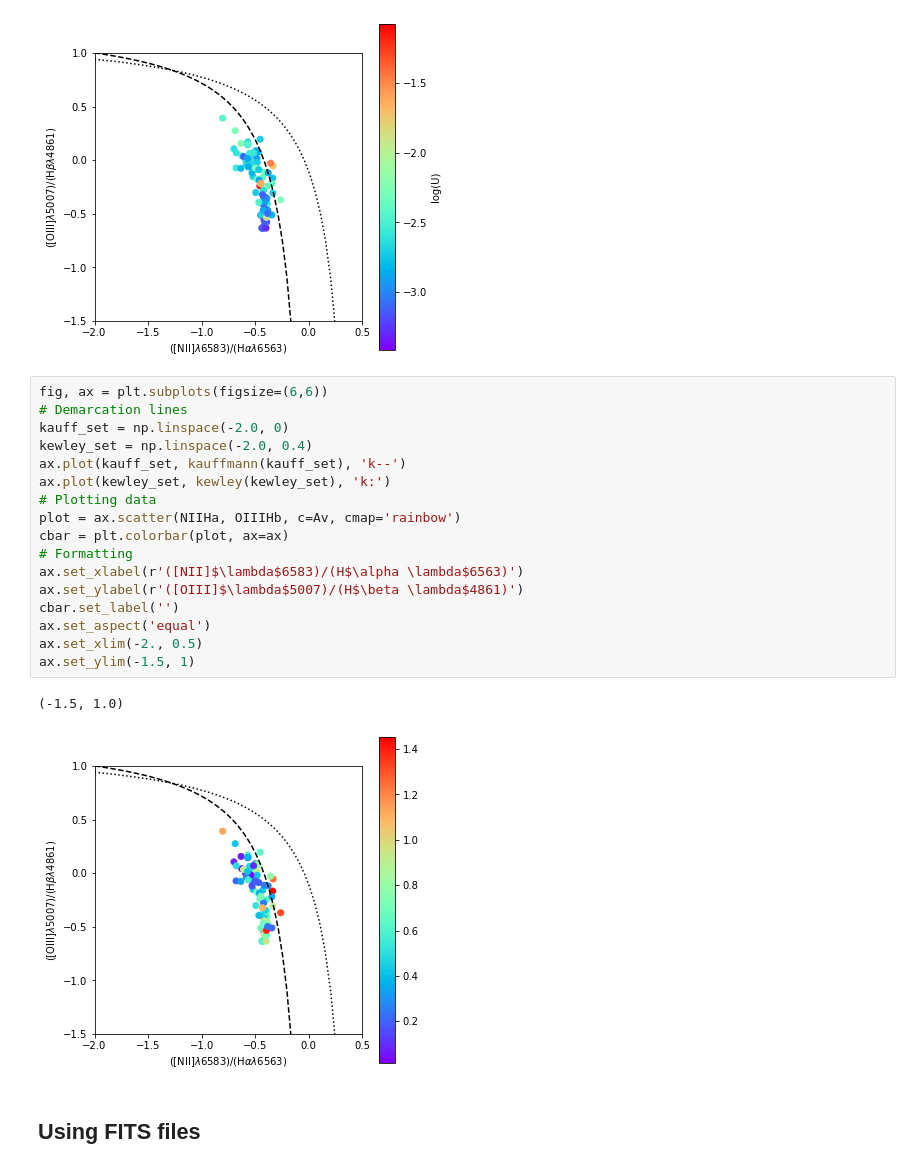
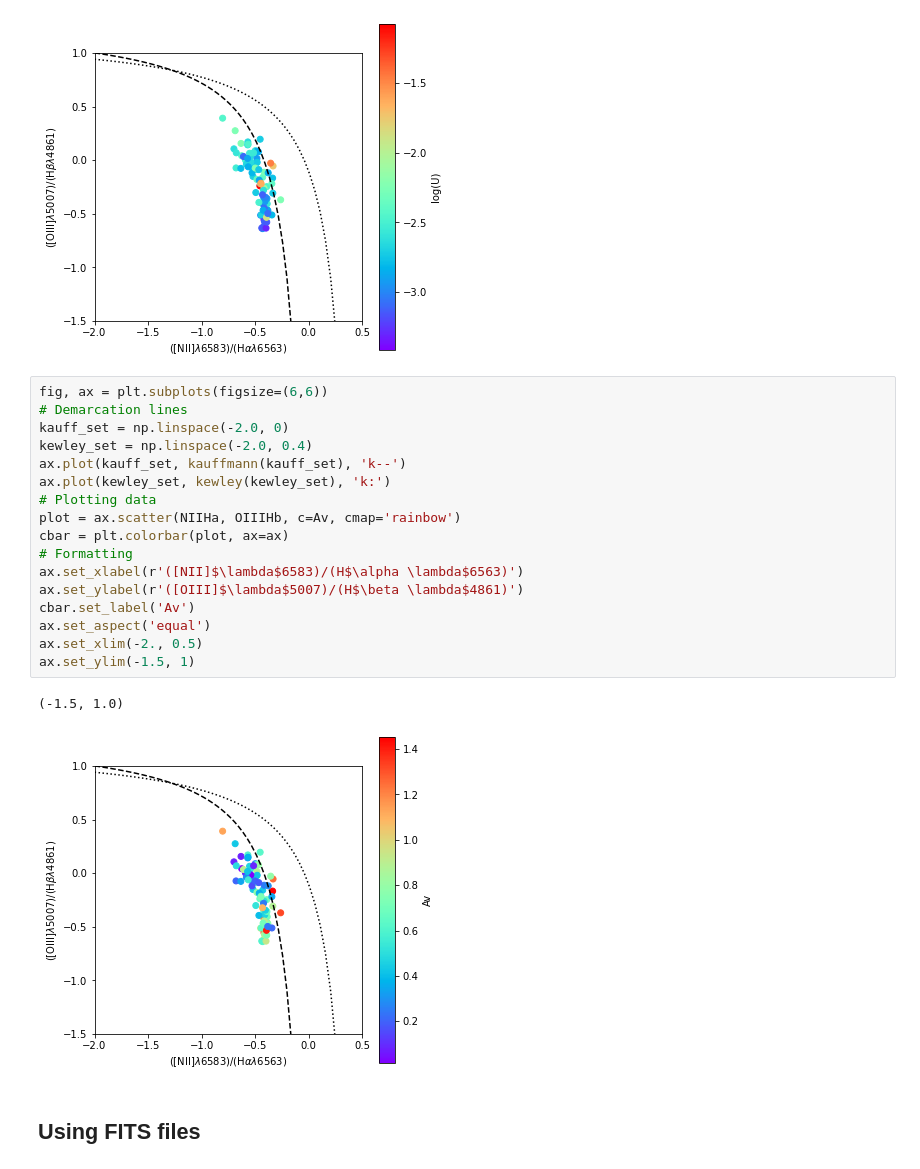
Before and after one commit to cespinosa/HII_regions_catalog, a Jupyter notebook: notebooks/Example.ipynb, the cells around one changed output. Cells and saved outputs as stored; diff of their text form.

```diff
--- a/notebooks/Example.ipynb
+++ b/notebooks/Example.ipynb
@@ -140,23 +140,23 @@ ax.set_ylim(-1.5, 1)
 # %%
 fig, ax = plt.subplots(figsize=(6,6))
 # Demarcation lines
 kauff_set = np.linspace(-2.0, 0)
 kewley_set = np.linspace(-2.0, 0.4)
 ax.plot(kauff_set, kauffmann(kauff_set), 'k--')
 ax.plot(kewley_set, kewley(kewley_set), 'k:')
 # Plotting data
 plot = ax.scatter(NIIHa, OIIIHb, c=Av, cmap='rainbow')
 cbar = plt.colorbar(plot, ax=ax)
 # Formatting
 ax.set_xlabel(r'([NII]$\lambda$6583)/(H$\alpha \lambda$6563)')
 ax.set_ylabel(r'([OIII]$\lambda$5007)/(H$\beta \lambda$4861)')
-cbar.set_label('')
+cbar.set_label('Av')
 ax.set_aspect('equal')
 ax.set_xlim(-2., 0.5)
 ax.set_ylim(-1.5, 1)
 # %% [output]
 (-1.5, 1.0)
-[figure, old version]
+[figure, new version]
 # %% [markdown]
 ## Using FITS files
 # %% [markdown]
```
Also changed, not shown: parts of 1 cell of this notebook.
